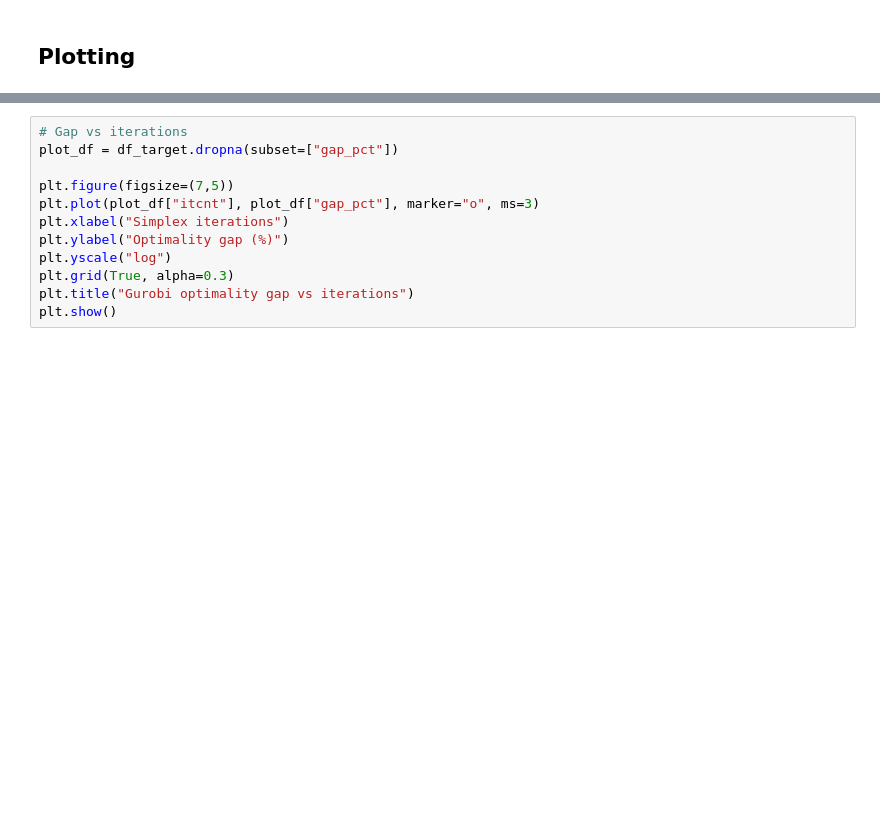
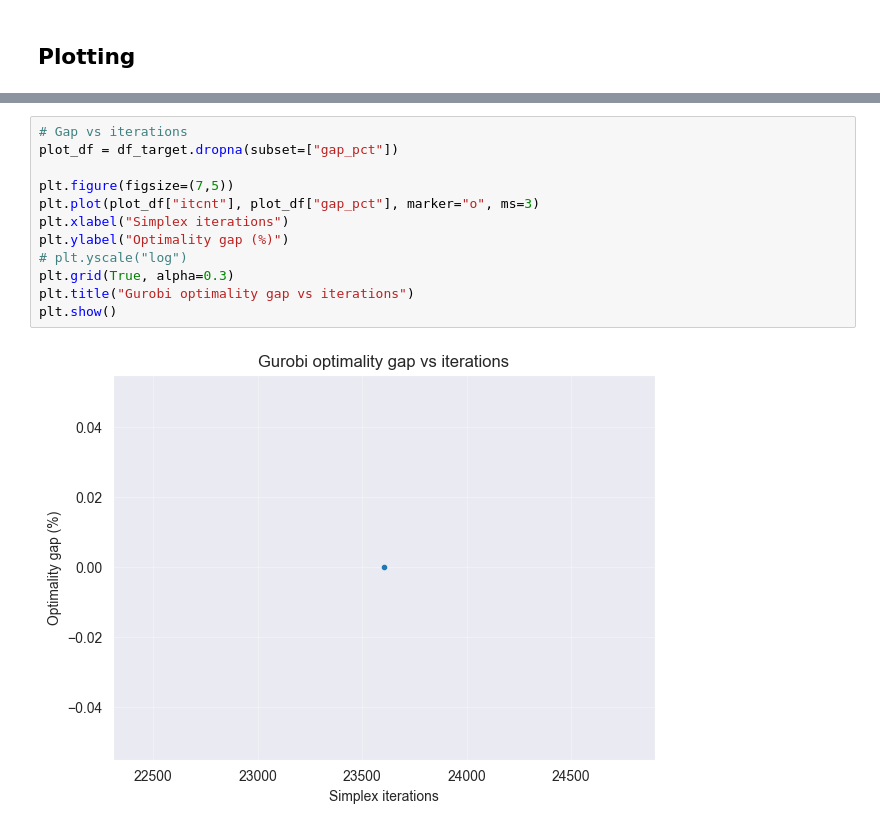
Before and after one commit to shivamvedant/energiapy, a Jupyter notebook: docs/notebooks/supply chain/Flexibility Tests/Cleaned up versions/ESF_gurobipy.ipynb, the cells around one changed output, grey strips where cells are left out. Drawn from its saved outputs; the diff is of its cells as text; blank space fills up the shorter version.

```diff
--- a/docs/notebooks/supply chain/Flexibility Tests/Cleaned up versions/ESF_gurobipy.ipynb
+++ b/docs/notebooks/supply chain/Flexibility Tests/Cleaned up versions/ESF_gurobipy.ipynb
@@ -1469,12 +1515,14 @@ plt.show()
 # %%
 # Gap vs iterations
 plot_df = df_target.dropna(subset=["gap_pct"])
 
 plt.figure(figsize=(7,5))
 plt.plot(plot_df["itcnt"], plot_df["gap_pct"], marker="o", ms=3)
 plt.xlabel("Simplex iterations")
 plt.ylabel("Optimality gap (%)")
-plt.yscale("log")
+# plt.yscale("log")
 plt.grid(True, alpha=0.3)
 plt.title("Gurobi optimality gap vs iterations")
 plt.show()
+# %% [output]
+[figure, added]
```
Also changed, not shown: parts of 26 cells of this notebook.
